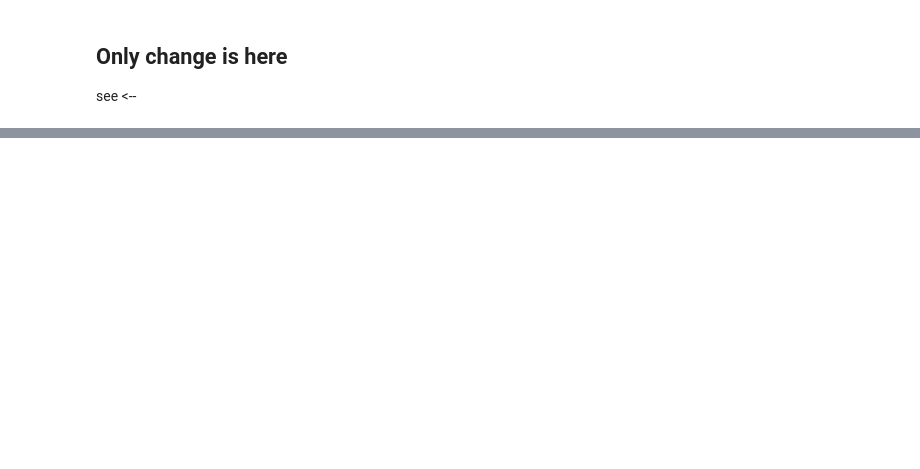
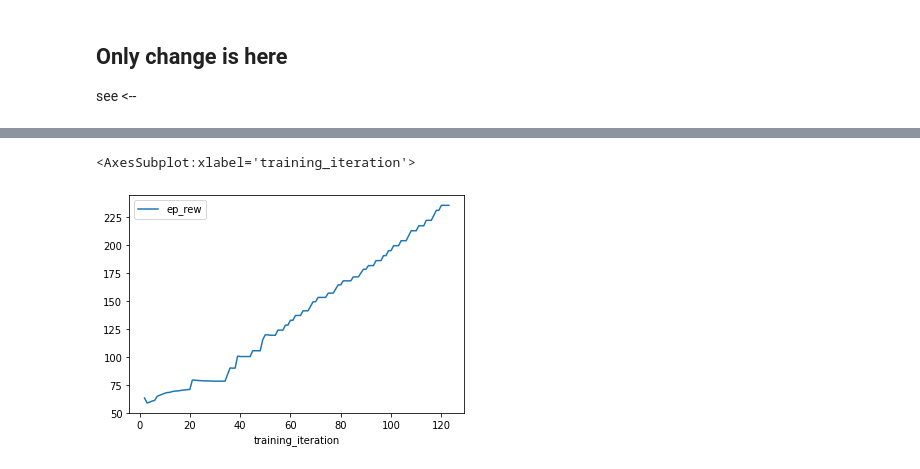
Before and after one commit to Bing-Yuan/fitre, a Jupyter notebook: f16_kfac.ipynb, the cells around one changed output, grey strips where cells are left out. Cells and saved outputs as stored; diff of their text form; code cells hidden in the pictures; blank space fills up the shorter version.

```diff
--- a/f16_kfac.ipynb
+++ b/f16_kfac.ipynb
@@ -175,0 +196,5 @@ analysis.get_best_config(metric="ep_rew", mode="max")
+# %%
+analysis.best_dataframe.plot("training_iteration", "ep_rew")
+# %% [output]
+<AxesSubplot:xlabel='training_iteration'>
+[figure, added]
```
Also changed, not shown: parts of 7 cells of this notebook, 2 other files.
